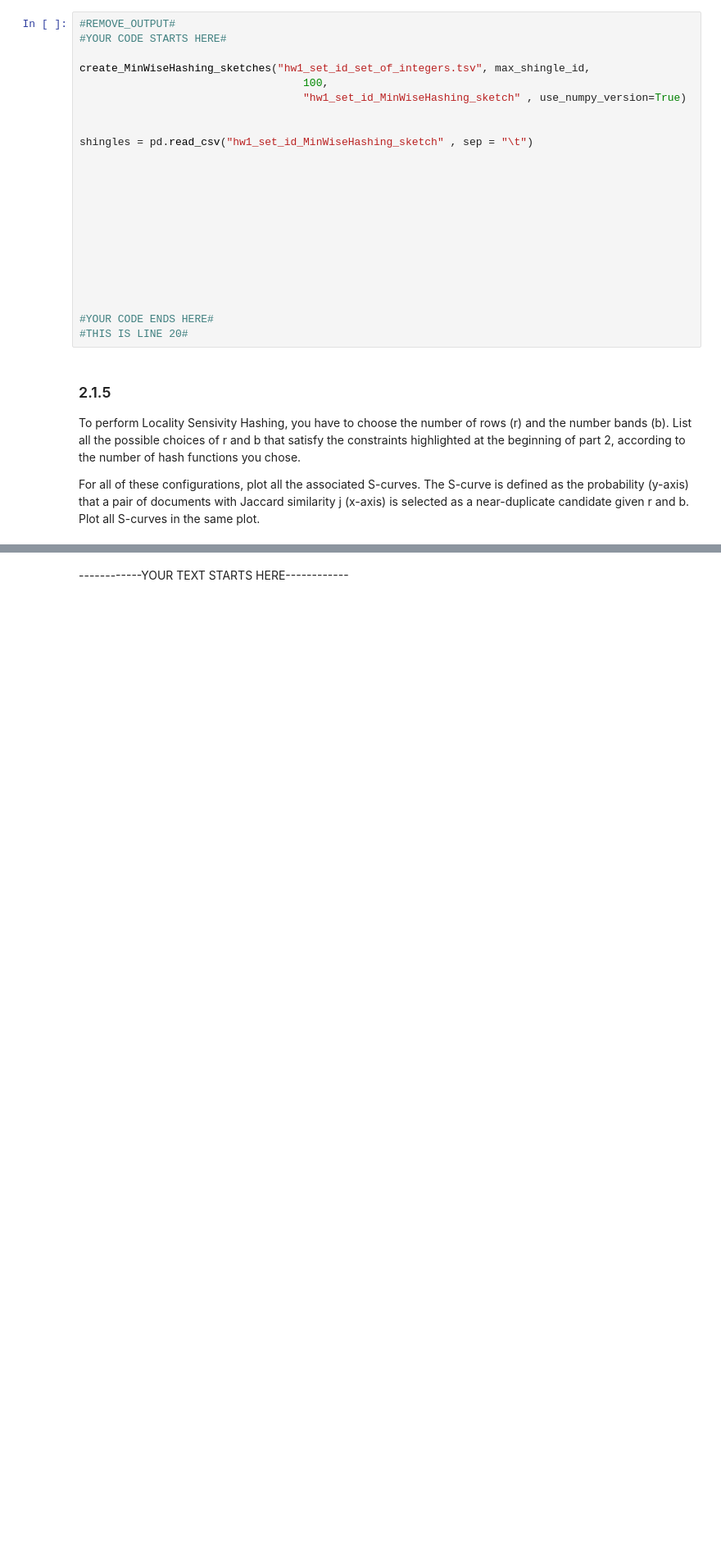
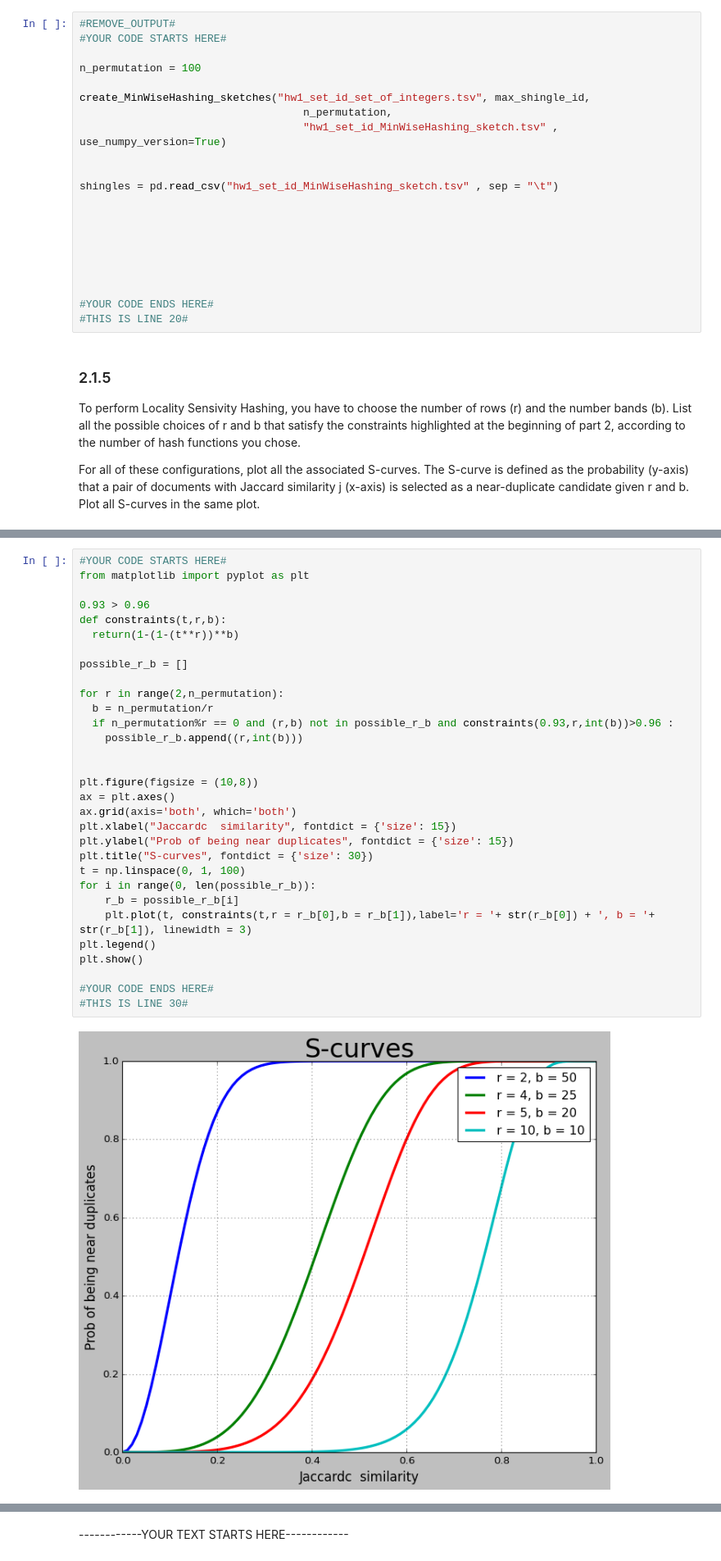
Before and after one commit to Ciambelle-Ciociare/ADM_Homework_1, a Jupyter notebook: DMT2023_HW1.ipynb, the cells around one changed output, grey strips where cells are left out. Shown at 82% size. Drawn from its saved outputs; the diff is of its cells as text; blank space fills up the shorter version.

```diff
--- a/DMT2023_HW1.ipynb
+++ b/DMT2023_HW1.ipynb
@@ -1283,16 +1283,14 @@ Load the file containing the sets of shingles and apply MinWiseHashing, saving t
 #REMOVE_OUTPUT#
 #YOUR CODE STARTS HERE#
 
+n_permutation = 100
+
 create_MinWiseHashing_sketches("hw1_set_id_set_of_integers.tsv", max_shingle_id,
-                                   100,
-                                   "hw1_set_id_MinWiseHashing_sketch" , use_numpy_version=True)
+                                   n_permutation,
+                                   "hw1_set_id_MinWiseHashing_sketch.tsv" , use_numpy_version=True)
 
 
-shingles = pd.read_csv("hw1_set_id_MinWiseHashing_sketch" , sep = "\t")
-
-
-
-
+shingles = pd.read_csv("hw1_set_id_MinWiseHashing_sketch.tsv" , sep = "\t")
 
 
 
@@ -1335,0 +1308,33 @@ For all of these configurations, plot all the associated S-curves. The S-curve i
+# %%
+#YOUR CODE STARTS HERE#
+from matplotlib import pyplot as plt
+
+0.93 > 0.96
+def constraints(t,r,b):
+  return(1-(1-(t**r))**b)
+
+possible_r_b = []
+
+for r in range(2,n_permutation):
+  b = n_permutation/r
+  if n_permutation%r == 0 and (r,b) not in possible_r_b and constraints(0.93,r,int(b))>0.96 :
+    possible_r_b.append((r,int(b)))
+
+
+plt.figure(figsize = (10,8))
+ax = plt.axes()
+ax.grid(axis='both', which='both')
+plt.xlabel("Jaccardc  similarity", fontdict = {'size': 15})
+plt.ylabel("Prob of being near duplicates", fontdict = {'size': 15})
+plt.title("S-curves", fontdict = {'size': 30})
+t = np.linspace(0, 1, 100)
+for i in range(0, len(possible_r_b)):
+    r_b = possible_r_b[i]
+    plt.plot(t, constraints(t,r = r_b[0],b = r_b[1]),label='r = '+ str(r_b[0]) + ', b = '+ str(r_b[1]), linewidth = 3)
+plt.legend()
+plt.show()
+
+#YOUR CODE ENDS HERE#
+#THIS IS LINE 30#
+# %% [output]
+[figure, added]
```
Also changed, not shown: parts of 5 cells of this notebook.
